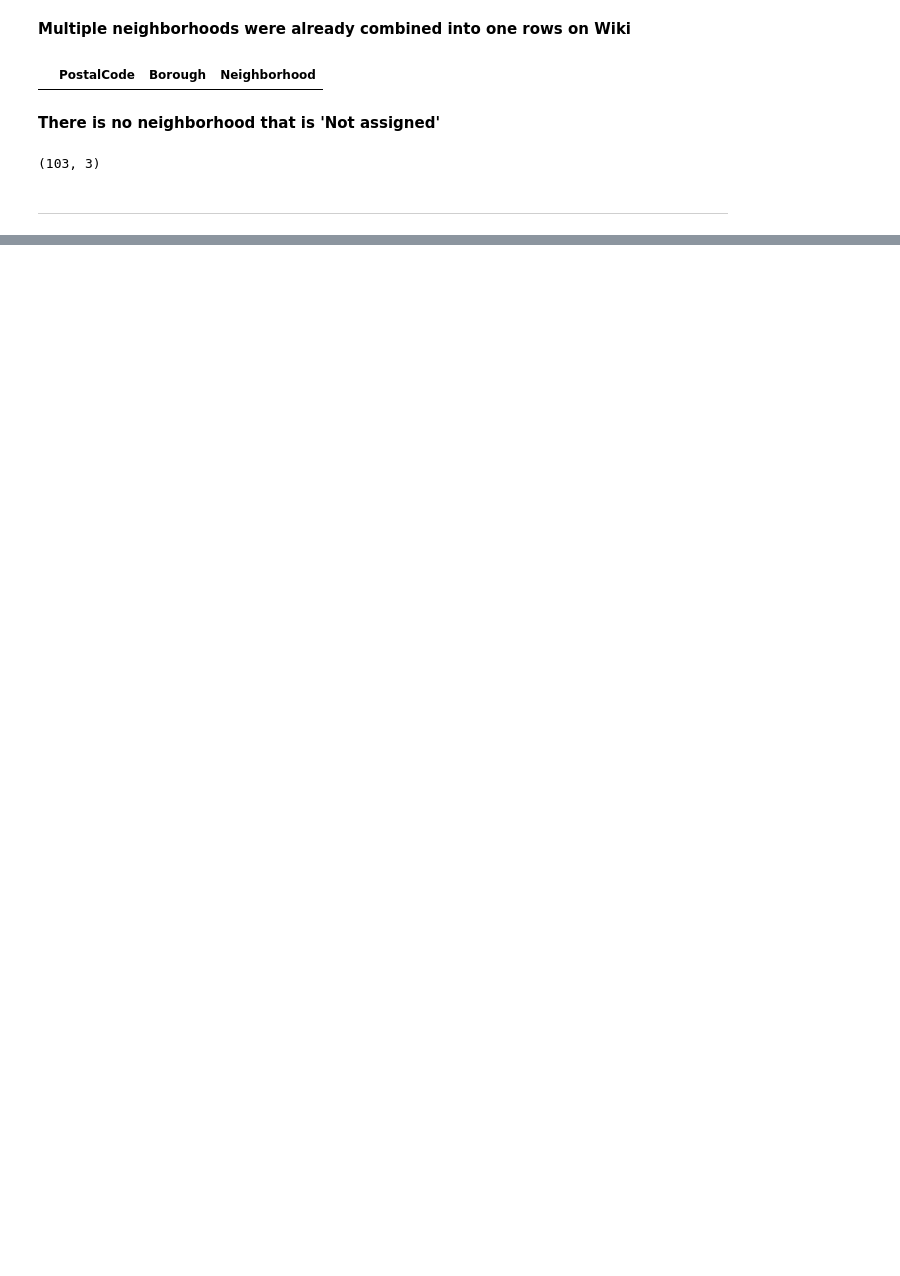
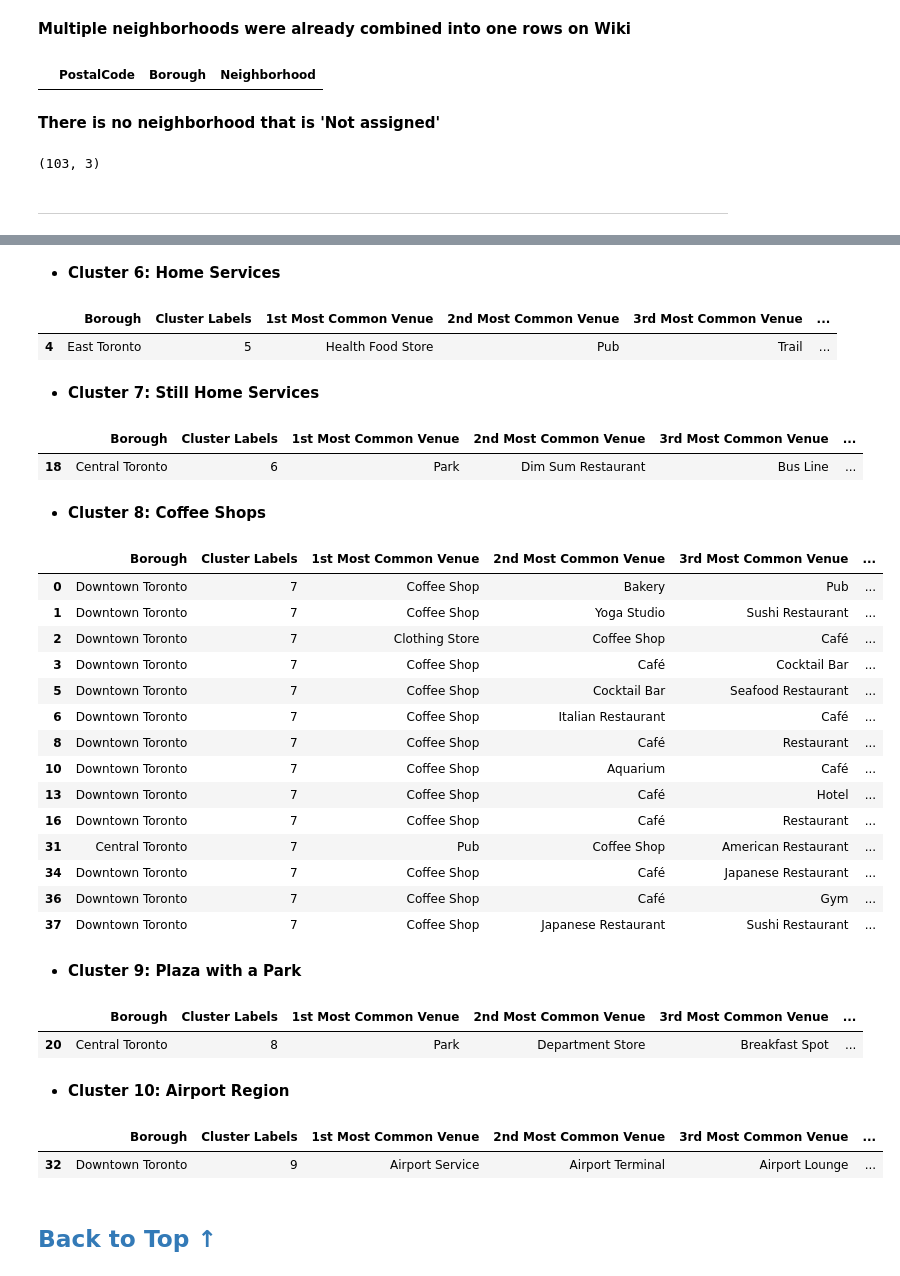
Before and after one commit to Andersen1997/Applied-Data-Science-Capstone-with-Python, a Jupyter notebook: Segmenting-and-Clustering-Neighborhoods-in-Toronto.ipynb, the cells around one changed output, grey strips where cells are left out. Saved outputs shown, nothing was run; the diff lists cells and outputs as text; code cells hidden in the pictures; blank space fills up the shorter version.

```diff
--- a/Segmenting-and-Clustering-Neighborhoods-in-Toronto.ipynb
+++ b/Segmenting-and-Clustering-Neighborhoods-in-Toronto.ipynb
@@ -106,0 +564,50 @@ df_assigned.shape
+# %% [markdown]
+* __Cluster 6: Home Services__
+# %%
+toronto_merged.loc[toronto_merged['Cluster Labels'] == 5, toronto_merged.columns[[1] + list(range(5, toronto_merged.shape[1]))]]
+# %% [output]
+|  | Borough | Cluster Labels | 1st Most Common Venue | 2nd Most Common Venue | 3rd Most Common Venue | ... |
+| 4 | East Toronto | 5 | Health Food Store | Pub | Trail | ... |
+# %% [markdown]
+* __Cluster 7: Still Home Services__
+# %%
+toronto_merged.loc[toronto_merged['Cluster Labels'] == 6, toronto_merged.columns[[1] + list(range(5, toronto_merged.shape[1]))]]
+# %% [output]
+|  | Borough | Cluster Labels | 1st Most Common Venue | 2nd Most Common Venue | 3rd Most Common Venue | ... |
+| 18 | Central Toronto | 6 | Park | Dim Sum Restaurant | Bus Line | ... |
+# %% [markdown]
+* __Cluster 8: Coffee Shops__
+# %%
+toronto_merged.loc[toronto_merged['Cluster Labels'] == 7, toronto_merged.columns[[1] + list(range(5, toronto_merged.shape[1]))]]
+# %% [output]
+|  | Borough | Cluster Labels | 1st Most Common Venue | 2nd Most Common Venue | 3rd Most Common Venue | ... |
+| 0 | Downtown Toronto | 7 | Coffee Shop | Bakery | Pub | ... |
+| 1 | Downtown Toronto | 7 | Coffee Shop | Yoga Studio | Sushi Restaurant | ... |
+| 2 | Downtown Toronto | 7 | Clothing Store | Coffee Shop | Café | ... |
+| 3 | Downtown Toronto | 7 | Coffee Shop | Café | Cocktail Bar | ... |
+| 5 | Downtown Toronto | 7 | Coffee Shop | Cocktail Bar | Seafood Restaurant | ... |
+| 6 | Downtown Toronto | 7 | Coffee Shop | Italian Restaurant | Café | ... |
+| 8 | Downtown Toronto | 7 | Coffee Shop | Café | Restaurant | ... |
+| 10 | Downtown Toronto | 7 | Coffee Shop | Aquarium | Café | ... |
+| 13 | Downtown Toronto | 7 | Coffee Shop | Café | Hotel | ... |
+| 16 | Downtown Toronto | 7 | Coffee Shop | Café | Restaurant | ... |
+| 31 | Central Toronto | 7 | Pub | Coffee Shop | American Restaurant | ... |
+| 34 | Downtown Toronto | 7 | Coffee Shop | Café | Japanese Restaurant | ... |
+| 36 | Downtown Toronto | 7 | Coffee Shop | Café | Gym | ... |
+| 37 | Downtown Toronto | 7 | Coffee Shop | Japanese Restaurant | Sushi Restaurant | ... |
+# %% [markdown]
+* __Cluster 9: Plaza with a Park__
+# %%
+toronto_merged.loc[toronto_merged['Cluster Labels'] == 8, toronto_merged.columns[[1] + list(range(5, toronto_merged.shape[1]))]]
+# %% [output]
+|  | Borough | Cluster Labels | 1st Most Common Venue | 2nd Most Common Venue | 3rd Most Common Venue | ... |
+| 20 | Central Toronto | 8 | Park | Department Store | Breakfast Spot | ... |
+# %% [markdown]
+* __Cluster 10: Airport Region__
+# %%
+toronto_merged.loc[toronto_merged['Cluster Labels'] == 9, toronto_merged.columns[[1] + list(range(5, toronto_merged.shape[1]))]]
+# %% [output]
+|  | Borough | Cluster Labels | 1st Most Common Venue | 2nd Most Common Venue | 3rd Most Common Venue | ... |
+| 32 | Downtown Toronto | 9 | Airport Service | Airport Terminal | Airport Lounge | ... |
+# %% [markdown]
+<h2><a href = "#0" style = "text-decoration:none;">Back to Top ↑</a></h2>
```
Also changed, not shown: parts of 57 cells of this notebook.
